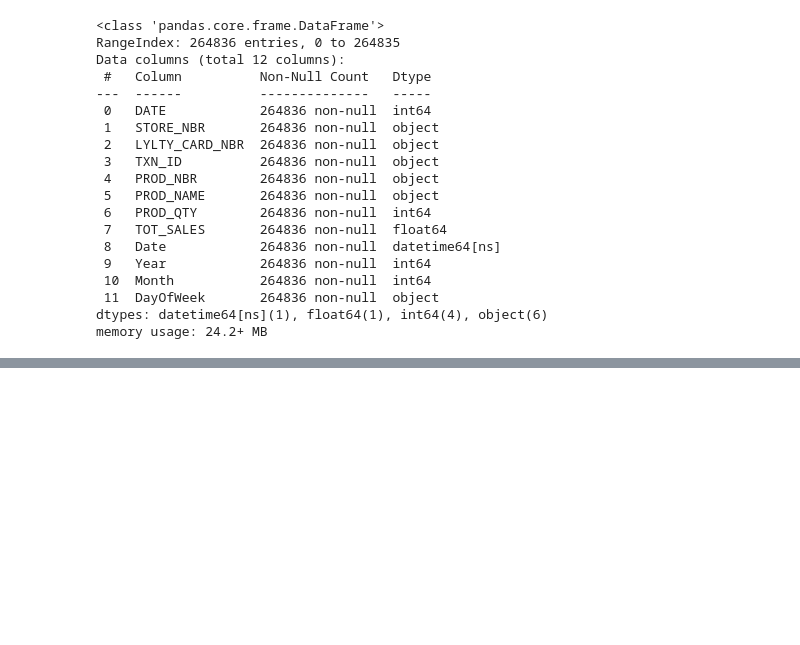
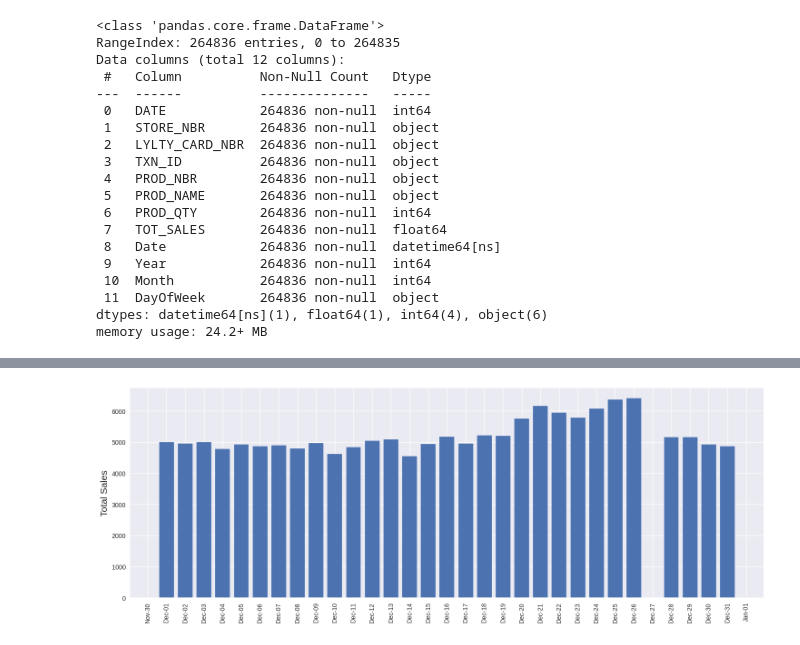
Before and after one commit to kanjamwingirwa/Quantium_DataAnalytics_Internship, a Jupyter notebook: Quantium_DataAnalytics_Internship_Final.ipynb, the cells around one changed output, grey strips where cells are left out. Cells and saved outputs as stored; diff of their text form; code cells hidden in the pictures; blank space fills up the shorter version.

```diff
--- a/Quantium_DataAnalytics_Internship_Final.ipynb
+++ b/Quantium_DataAnalytics_Internship_Final.ipynb
@@ -163,0 +472,18 @@ plt.tight_layout()
+# %%
+december = pd.DataFrame({'Date' : pd.date_range(start='2018-12-01', end='2018-12-31'),'sales' : np.zeros((31))}).set_index('Date')
+december.sales = date_sales.loc[[i for i in december.index if i in date_sales.index]]
+december.fillna(0,inplace=True)
+# %%
+#lets visualize the above
+fig = plt.figure(figsize=(18,6))
+plt.bar(december.index,december.sales)
+ax = plt.gca()
+formatter = mdates.DateFormatter("%b-%d")
+ax.xaxis.set_major_formatter(formatter)
+locator = mdates.DayLocator()
+ax.xaxis.set_major_locator(locator)
+plt.ylabel("Total Sales",{'fontsize':15})
+plt.xticks(rotation='vertical')
+plt.show()
+# %% [output]
+[figure, added]
```
Also changed, not shown: parts of 86 cells of this notebook.
